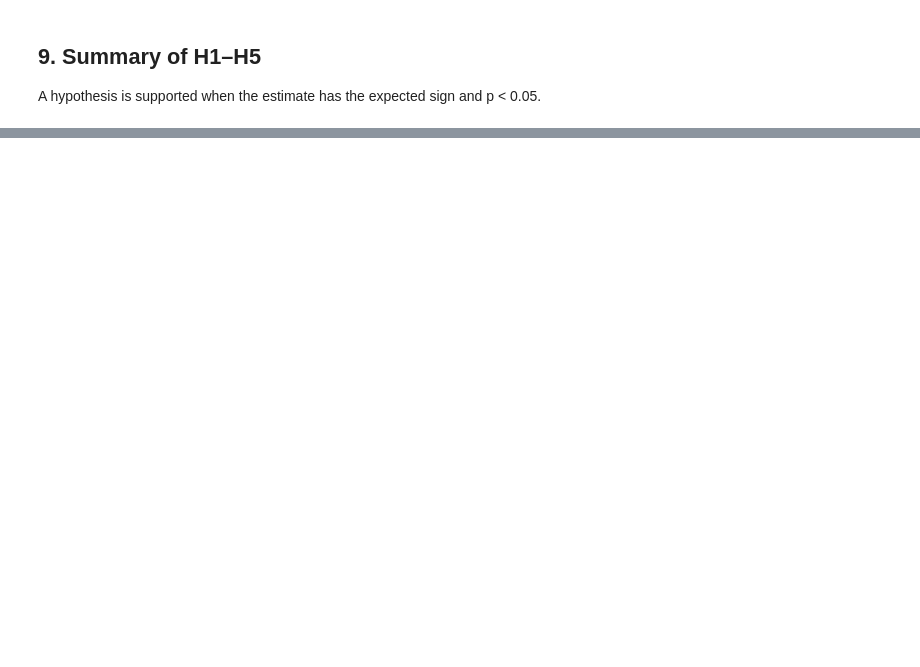
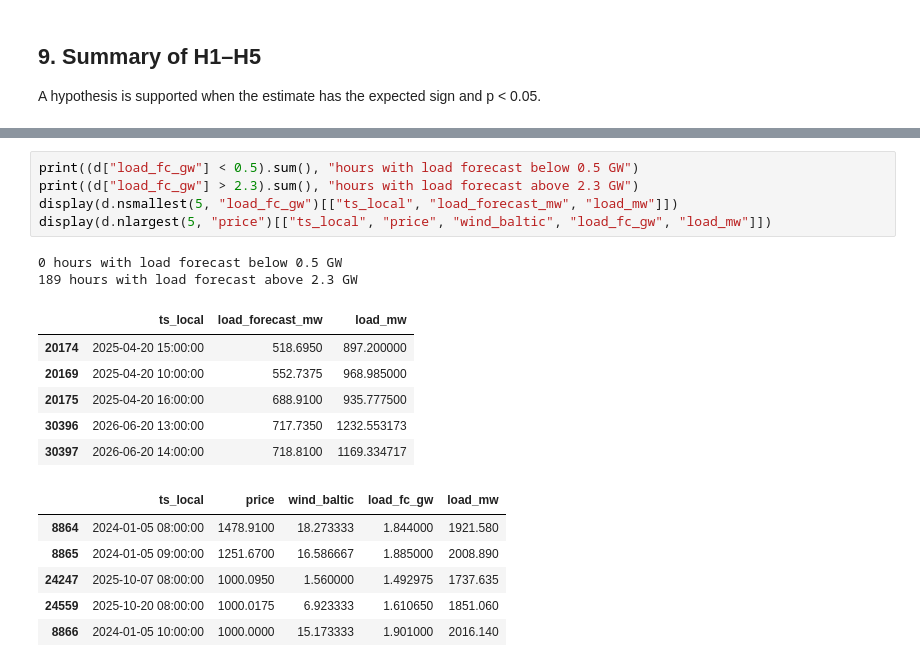
Before and after one commit to MangirdasMikalkenas/Weather_as_a_price_driver_-_Lithuanian_day-ahead_power_prices-_2023-2026, a Jupyter notebook: notebooks/01_price_drivers.ipynb, the cells around one changed output, grey strips where cells are left out. Drawn from its saved outputs; the diff is of its cells as text; blank space fills up the shorter version.

```diff
--- a/notebooks/01_price_drivers.ipynb
+++ b/notebooks/01_price_drivers.ipynb
@@ -465,0 +466,20 @@ Dose–response monotonic (rank correlation): -1.00
+# %%
+print((d["load_fc_gw"] < 0.5).sum(), "hours with load forecast below 0.5 GW")
+print((d["load_fc_gw"] > 2.3).sum(), "hours with load forecast above 2.3 GW")
+display(d.nsmallest(5, "load_fc_gw")[["ts_local", "load_forecast_mw", "load_mw"]])
+display(d.nlargest(5, "price")[["ts_local", "price", "wind_baltic", "load_fc_gw", "load_mw"]])
+# %% [output]
+0 hours with load forecast below 0.5 GW
+189 hours with load forecast above 2.3 GW
+|  | ts_local | load_forecast_mw | load_mw |
+| 20174 | 2025-04-20 15:00:00 | 518.6950 | 897.200000 |
+| 20169 | 2025-04-20 10:00:00 | 552.7375 | 968.985000 |
+| 20175 | 2025-04-20 16:00:00 | 688.9100 | 935.777500 |
+| 30396 | 2026-06-20 13:00:00 | 717.7350 | 1232.553173 |
+| 30397 | 2026-06-20 14:00:00 | 718.8100 | 1169.334717 |
+|  | ts_local | price | wind_baltic | load_fc_gw | load_mw |
+| 8864 | 2024-01-05 08:00:00 | 1478.9100 | 18.273333 | 1.844000 | 1921.580 |
+| 8865 | 2024-01-05 09:00:00 | 1251.6700 | 16.586667 | 1.885000 | 2008.890 |
+| 24247 | 2025-10-07 08:00:00 | 1000.0950 | 1.560000 | 1.492975 | 1737.635 |
+| 24559 | 2025-10-20 08:00:00 | 1000.0175 | 6.923333 | 1.610650 | 1851.060 |
+| 8866 | 2024-01-05 10:00:00 | 1000.0000 | 15.173333 | 1.901000 | 2016.140 |
```
Also changed, not shown: parts of 14 cells of this notebook, 7 other files.
